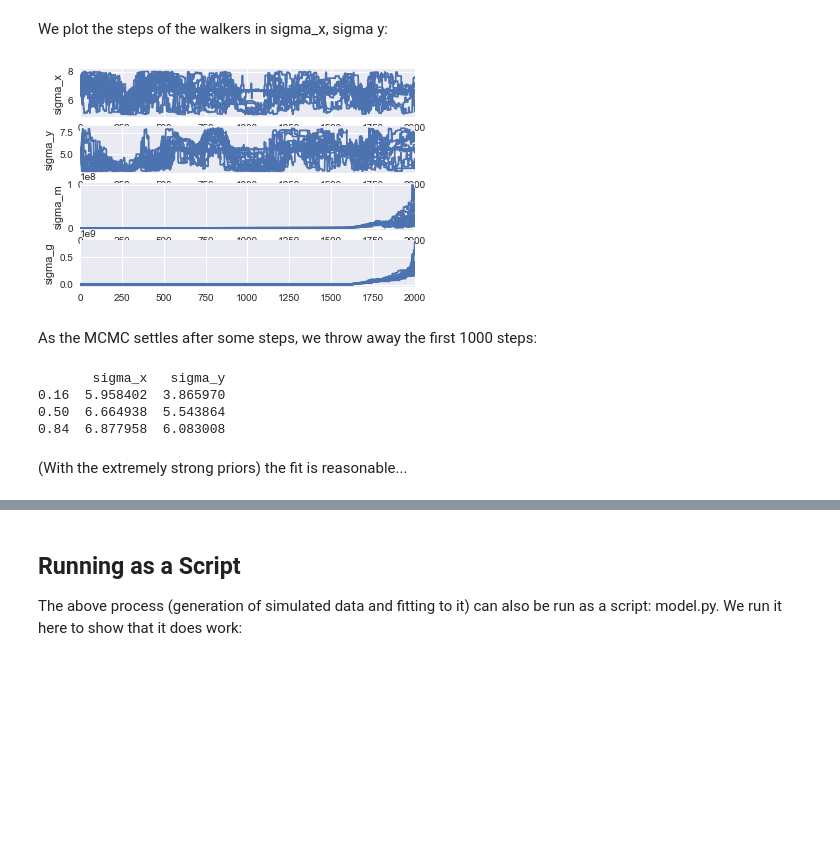
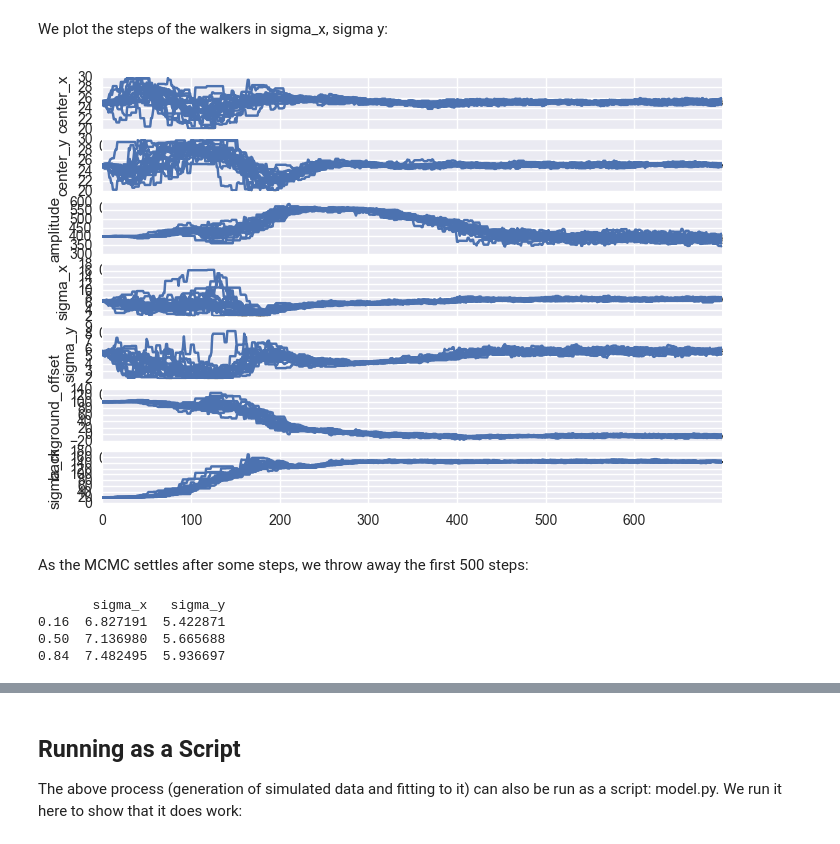
Before and after one commit to phys201/params_MOT, a Jupyter notebook: model_MOT.ipynb, the cells around one changed output, grey strips where cells are left out. Saved outputs shown, nothing was run; the diff lists cells and outputs as text; code cells hidden in the pictures; blank space fills up the shorter version.

Commit message:
Running MCMC to fill all parameters

```diff
--- a/model_MOT.ipynb
+++ b/model_MOT.ipynb
@@ -127,32 +127,39 @@ We run MCMC using the pm.sampler function, which calls upon the emcee package to
 
 The first 5 parameters give the 2D Gaussian for the MOT. background_offset is self-explanator. sigma_m is the uncertainty in the model, and sigma_m is the uncertainty from the scattered light background.
 # %%
-initial_guess = [25, 25, 400, 6.6667, 5.5556, 100, 20, 20] # from HBL figure 1 and randomly guessing
-emcce_sample = pm.sampler(model_data, 8, 50, 2000,image_size,initial_guess)
+initial_guess = [25, 25, 400, 6.6667, 5.5556, 100, 20] # from HBL figure 1 and randomly guessing
+emcce_sample = pm.sampler(model_data, 7, 50, 700,image_size,initial_guess)
 # %% [output]
 Done
 # %% [markdown]
 We plot the steps of the walkers in sigma_x, sigma y:
 # %%
-fig, (ax_sigma_x, ax_sigma_y, ax_sigma_m, ax_sigma_g) = plt.subplots(4)
+fig, (ax_center_x, ax_center_y, ax_amplitude, ax_sigma_x, ax_sigma_y, ax_background_offset, ax_sigma_m) = plt.subplots(7)
+
+ax_center_x.set(ylabel='center_x')
+ax_center_y.set(ylabel='center_y')
+ax_amplitude.set(ylabel='amplitude')
 ax_sigma_x.set(ylabel='sigma_x')
 ax_sigma_y.set(ylabel='sigma_y')
+ax_background_offset.set(ylabel='background_offset')
 ax_sigma_m.set(ylabel='sigma_m')
-ax_sigma_g.set(ylabel='sigma_g')
 
 for i in range(20):
+    sns.tsplot(emcce_sample.chain[i,:,0], ax=ax_center_x)
+    sns.tsplot(emcce_sample.chain[i,:,1], ax=ax_center_y)
+    sns.tsplot(emcce_sample.chain[i,:,2], ax=ax_amplitude)
     sns.tsplot(emcce_sample.chain[i,:,3], ax=ax_sigma_x)
     sns.tsplot(emcce_sample.chain[i,:,4], ax=ax_sigma_y)
+    sns.tsplot(emcce_sample.chain[i,:,5], ax=ax_background_offset)
     sns.tsplot(emcce_sample.chain[i,:,6], ax=ax_sigma_m)
-    sns.tsplot(emcce_sample.chain[i,:,7], ax=ax_sigma_g)
 # %% [output]
-[figure, old version]
+[figure, new version]
 # %% [markdown]
-As the MCMC settles after some steps, we throw away the first 1000 steps:
+As the MCMC settles after some steps, we throw away the first  500 steps:
 # %%
-ndim = 8
+ndim = 7
 
-samples = emcce_sample.chain[:,1000:,:]
+samples = emcce_sample.chain[:,500:,:]
 traces = samples.reshape(-1, ndim).T
 
 parameter_samples = pd.DataFrame({'sigma_x': traces[3], 'sigma_y': traces[4]})
@@ -164,8 +171,6 @@ sigma_y = q['sigma_y'][0.50]
 print(q)
 # %% [output]
        sigma_x   sigma_y
-0.16  5.958402  3.865970
-0.50  6.664938  5.543864
-0.84  6.877958  6.083008
+0.16  6.827191  5.422871
+0.50  7.136980  5.665688
+0.84  7.482495  5.936697
-# %% [markdown]
-(With the extremely strong priors) the fit is reasonable...
```
Also changed, not shown: parts of 6 cells of this notebook, 2 other files.
